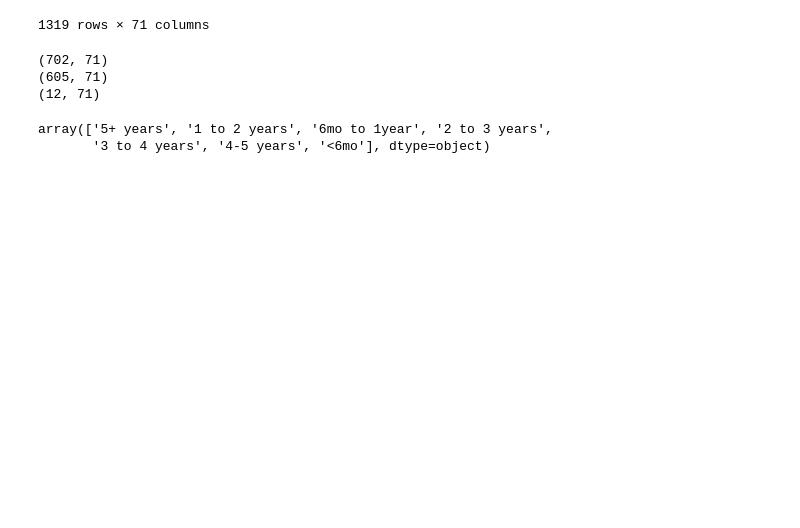
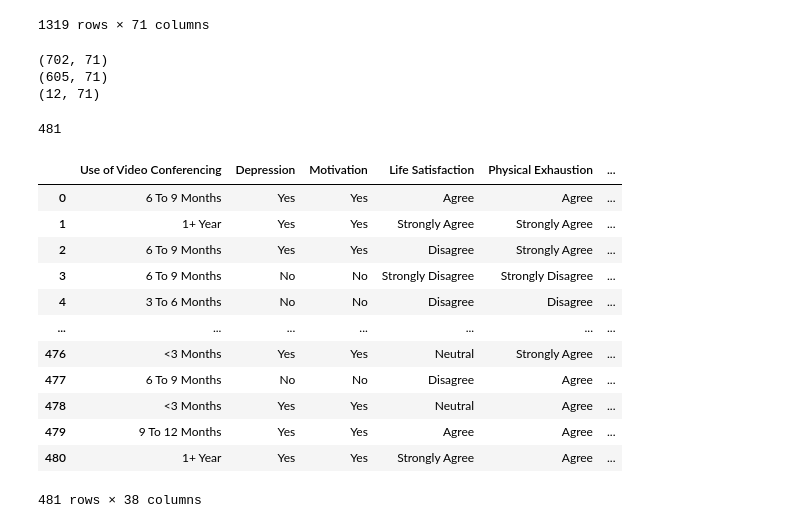
Before and after one commit to amudide/facebook-bayesian, a Jupyter notebook: Bayesian+Cont.ipynb, the cells around one changed output. Cells and saved outputs as stored; diff of their text form; code cells hidden in the pictures; blank space fills up the shorter version.

```diff
--- a/Bayesian+Cont.ipynb
+++ b/Bayesian+Cont.ipynb
@@ -85,8 +85,34 @@ main = main.drop(columns = toDrop)
-# %%
-main['Time Providing Care'].unique()
-# %% [output]
-array(['5+ years', '1 to 2 years', '6mo to 1year', '2 to 3 years',
-       '3 to 4 years', '4-5 years', '<6mo'], dtype=object)
+# %%
+copy = main.copy()
+copy["Caregiver?"] = copy["Caregiver for Active Duty Military (Constituent Type)"] + copy["Caregiver for Veteran (Constituent Type)"] + copy["Other caregiver (Constituent Type)"]
+copy = copy.sort_values(by = "Caregiver?")
+copy = copy.reset_index(drop = True)
+caregiverthing = copy["Caregiver?"]
+counter = 0
+while caregiverthing[counter] == 0:
+    counter += 1
+print (counter)
+copy = copy.drop(columns = 'Score (Responses to recipient forms)')
+copy.drop(list(copy.filter(regex = 'Constituent Type')), axis = 1, inplace = True)
+copy = copy.drop(columns = "Caregiver?")
+caregivers = copy.drop(copy.index[0:counter])
+notCaregivers = copy.drop(copy.index[counter:len(copy.index)+1])
+notCaregivers
+# %% [output]
+481
+|  | Use of Video Conferencing | Depression | Motivation | Life Satisfaction | Physical Exhaustion | ... |
+| 0 | 6 To 9 Months | Yes | Yes | Agree | Agree | ... |
+| 1 | 1+ Year | Yes | Yes | Strongly Agree | Strongly Agree | ... |
+| 2 | 6 To 9 Months | Yes | Yes | Disagree | Strongly Agree | ... |
+| 3 | 6 To 9 Months | No | No | Strongly Disagree | Strongly Disagree | ... |
+| 4 | 3 To 6 Months | No | No | Disagree | Disagree | ... |
+| ... | ... | ... | ... | ... | ... | ... |
+| 476 | <3 Months | Yes | Yes | Neutral | Strongly Agree | ... |
+| 477 | 6 To 9 Months | No | No | Disagree | Agree | ... |
+| 478 | <3 Months | Yes | Yes | Neutral | Agree | ... |
+| 479 | 9 To 12 Months | Yes | Yes | Agree | Agree | ... |
+| 480 | 1+ Year | Yes | Yes | Strongly Agree | Agree | ... |
+481 rows × 38 columns
 # %%
 encoding = {
     'Agree': 1,
```
Also changed, not shown: parts of 23 cells of this notebook.
